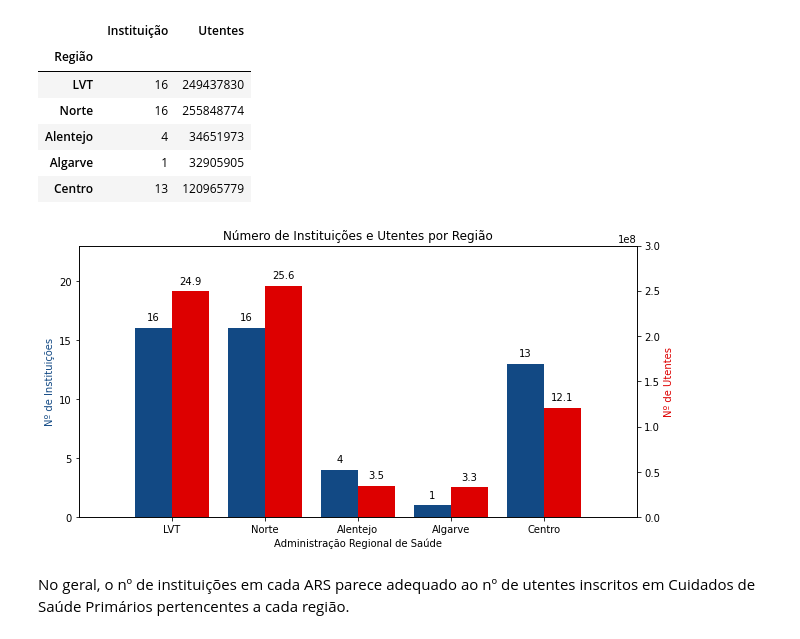
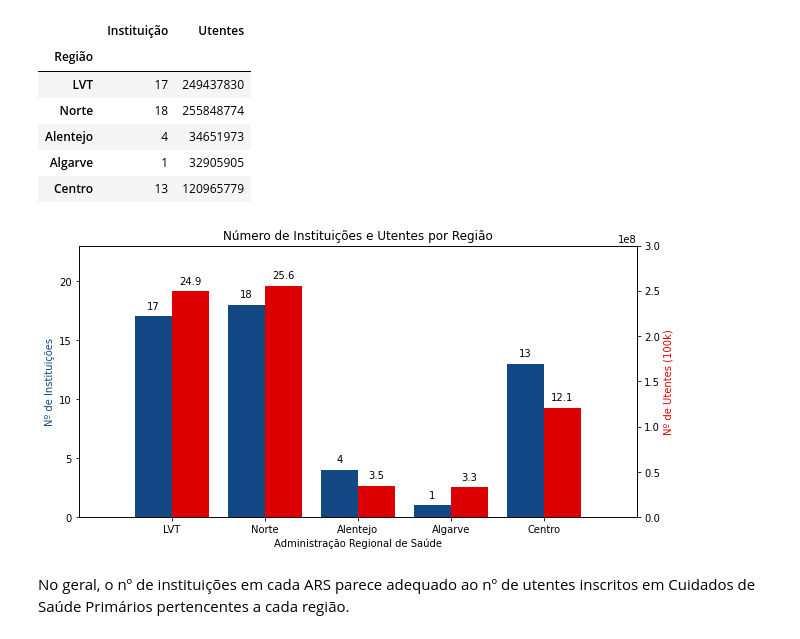
Before and after one commit to zevarela/dssg, a Jupyter notebook: Tutorial_SNS_2021-09.ipynb, the cells around one changed output. Cells and saved outputs as stored; diff of their text form; code cells hidden in the pictures.

```diff
--- a/Tutorial_SNS_2021-09.ipynb
+++ b/Tutorial_SNS_2021-09.ipynb
@@ -143,7 +184,7 @@ df_utentes.head(3)
 # %%
 df_num_inst = df_hosp[['Região', 'Instituição']].groupby('Região').nunique()
 df_num_inst['Utentes'] = df_utentes.groupby("Região").sum()["Utentes Inscritos CSP"]
-df_num_inst.index = df_num_inst.index.str.replace(r"Região de Saúde (?:do )?", "")
+df_num_inst.index = df_num_inst.index.str.replace(r"Região de Saúde (?:do )?", "", regex=True)
 display(df_num_inst)
 
 bar_width = 0.4
@@ -153,38 +194,40 @@ height_utentes = 3e8
 color_inst = '#124984'
 color_utentes = '#DD0000'
 
 ax = df_num_inst['Instituição'].plot(kind='bar', width=-bar_width, align="edge", color=color_inst, figsize=(10,5))
 ax.set_title('Número de Instituições e Utentes por Região');
 ax.set_ylabel('Nº de Instituições', color=color_inst);
 ax.set_xlabel('Administração Regional de Saúde');
 ax.set_ylim(0, height_inst)
 ax.set_xlim(-1, 5)
 
+
 for bar, value in zip(ax.patches, df_num_inst.Instituição.values):
     ax.text(bar.get_x() + bar.get_width() / 2, bar.get_height() + label_scale * height_inst,
             value, ha='center', va='bottom')
 
 ax2 = ax.twinx()
 ax2.set_ylim(0, height_utentes)
-ax2.set_ylabel('Nº de Utentes', color=color_utentes)
+ax2.set_ylabel('Nº de Utentes (100k)', color=color_utentes)
 ax2.bar(df_num_inst.index, df_num_inst["Utentes"], color=color_utentes, width=bar_width, align="edge")
 
 for bar, value in zip(ax2.patches, df_utentes.groupby("Região").sum()["Utentes Inscritos CSP"].values):
     ax2.text(bar.get_x() + bar.get_width() / 2, bar.get_height() + label_scale * height_utentes,
-             round(value / 1e7,1), ha='center', va='bottom')
+             round(value/1e7,1), ha='center', va='bottom')
 
+ax2.xaxis.set_major_locator(FixedLocator(range(len(df_num_inst.index))))
 ax.set_xticklabels(df_num_inst.index, rotation=0);
 
 plt.show()
 # %% [output]
 |  | Instituição | Utentes |
 | Região |  |  |
-| LVT | 16 | 249437830 |
-| Norte | 16 | 255848774 |
+| LVT | 17 | 249437830 |
+| Norte | 18 | 255848774 |
 | Alentejo | 4 | 34651973 |
 | Algarve | 1 | 32905905 |
 | Centro | 13 | 120965779 |
-[figure, old version]
+[figure, new version]
 # %% [markdown]
 No geral, o nº de instituições em cada ARS parece adequado ao nº de utentes inscritos em Cuidados de Saúde Primários pertencentes a cada região.
 # %% [markdown]
```
Also changed, not shown: parts of 16 cells of this notebook.
